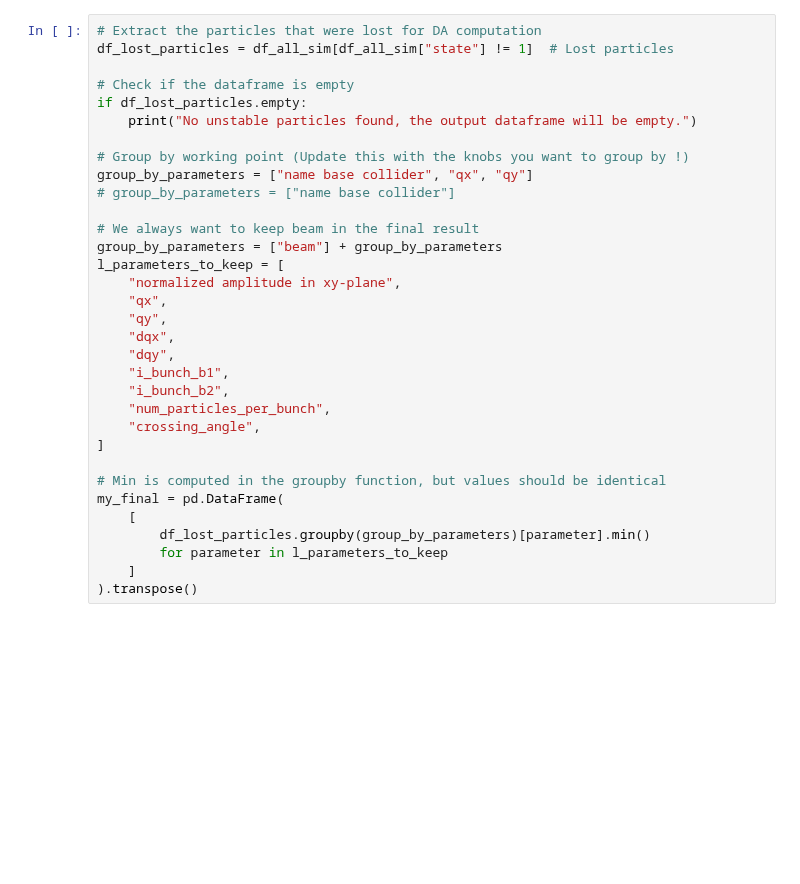
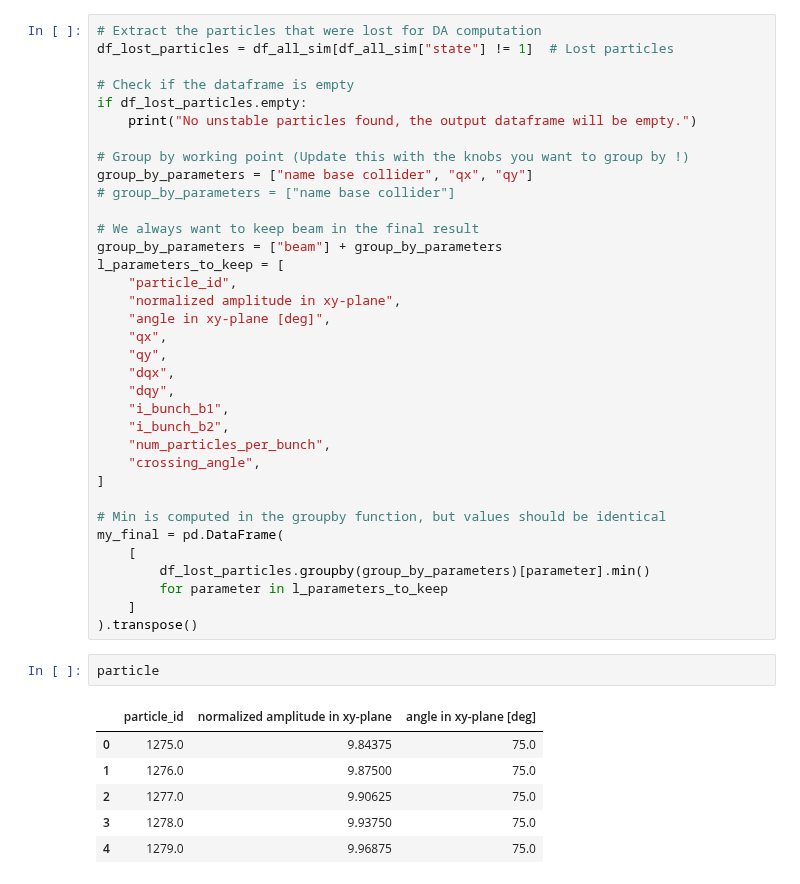
Before and after one commit to ColasDroin/DA_study_boilerplate, a Jupyter notebook: master_study/post.ipynb, the cells around one changed output. Cells and saved outputs as stored; diff of their text form; blank space fills up the shorter version.

```diff
--- a/master_study/post.ipynb
+++ b/master_study/post.ipynb
@@ -140,7 +124,9 @@ group_by_parameters = ["name base collider", "qx", "qy"]
 # We always want to keep beam in the final result
 group_by_parameters = ["beam"] + group_by_parameters
 l_parameters_to_keep = [
+    "particle_id",
     "normalized amplitude in xy-plane",
+    "angle in xy-plane [deg]",
     "qx",
     "qy",
     "dqx",
@@ -158,6 +144,15 @@ my_final = pd.DataFrame(
         for parameter in l_parameters_to_keep
     ]
 ).transpose()
+# %%
+particle
+# %% [output]
+|  | particle_id | normalized amplitude in xy-plane | angle in xy-plane [deg] |
+| 0 | 1275.0 | 9.84375 | 75.0 |
+| 1 | 1276.0 | 9.87500 | 75.0 |
+| 2 | 1277.0 | 9.90625 | 75.0 |
+| 3 | 1278.0 | 9.93750 | 75.0 |
+| 4 | 1279.0 | 9.96875 | 75.0 |
 # %%
 my_final
 # %% [output]
```
Also changed, not shown: parts of 6 cells of this notebook, 3 other files.
